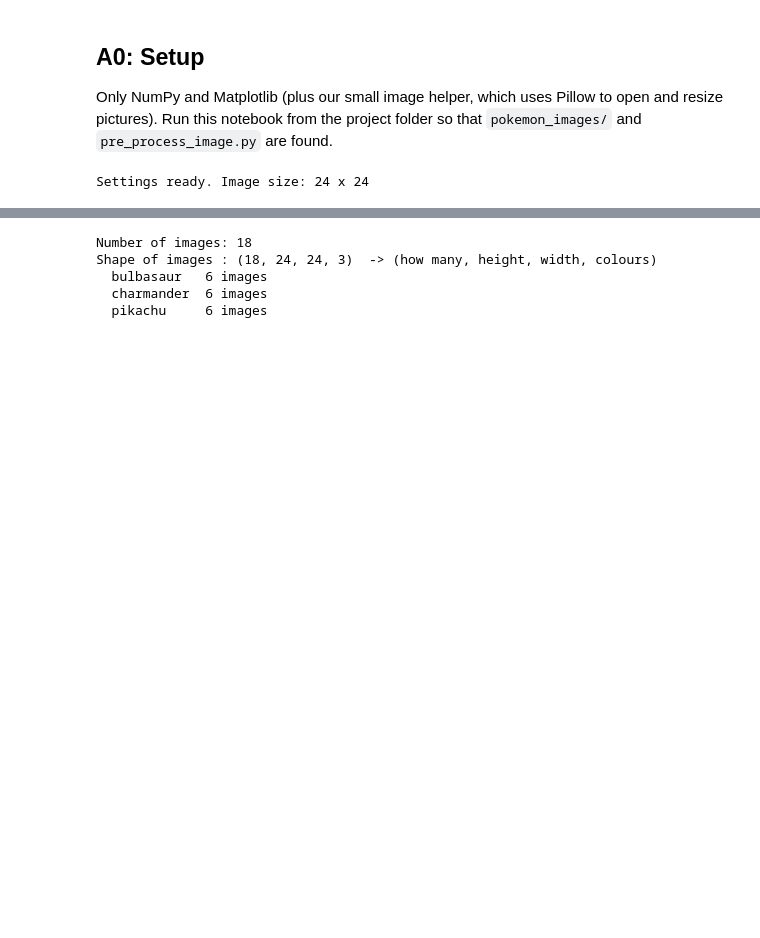
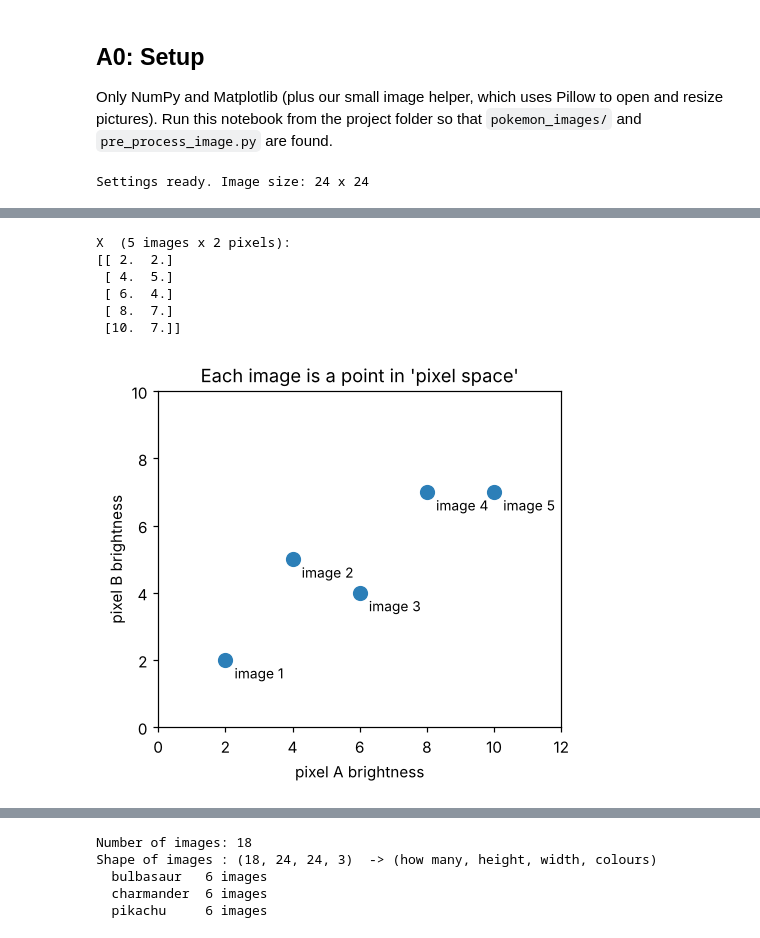
Before and after one commit to AnanyaKasiraj2529/PCA-pokemon, a Jupyter notebook: PCA_Pokemon_Experiment_Clean (2).ipynb, the cells around one changed output, grey strips where cells are left out. Cells and saved outputs as stored; diff of their text form; code cells hidden in the pictures; blank space fills up the shorter version.

```diff
--- a/PCA_Pokemon_Experiment_Clean (1).ipynb
+++ b/PCA_Pokemon_Experiment_Clean (2).ipynb
@@ -47,0 +81,32 @@ Settings ready. Image size: 24 x 24
+# %%
+# A2.1: five mini-images, each with only 2 pixels (brightness 0-10)
+tiny = np.array([[2, 2],
+                 [4, 5],
+                 [6, 4],
+                 [8, 7],
+                 [10, 7]], dtype=float)
+n_tiny = len(tiny)
+
+print("X  (5 images x 2 pixels):")
+print(tiny)
+
+fig, ax = plt.subplots(figsize=(4.5, 4.2))
+ax.scatter(tiny[:, 0], tiny[:, 1], s=80, color="#2c7fb8")
+for i, (a, b) in enumerate(tiny, start=1):
+    ax.annotate(f"image {i}", (a, b), textcoords="offset points", xytext=(6, -12), fontsize=9)
+ax.set_xlabel("pixel A brightness")
+ax.set_ylabel("pixel B brightness")
+ax.set_xlim(0, 12)
+ax.set_ylim(0, 10)
+ax.set_aspect("equal")
+ax.set_title("Each image is a point in 'pixel space'")
+plt.tight_layout()
+plt.show()
+# %% [output]
+X  (5 images x 2 pixels):
+[[ 2.  2.]
+ [ 4.  5.]
+ [ 6.  4.]
+ [ 8.  7.]
+ [10.  7.]]
+[figure, added]
```
Also changed, not shown: parts of 50 cells of this notebook.
